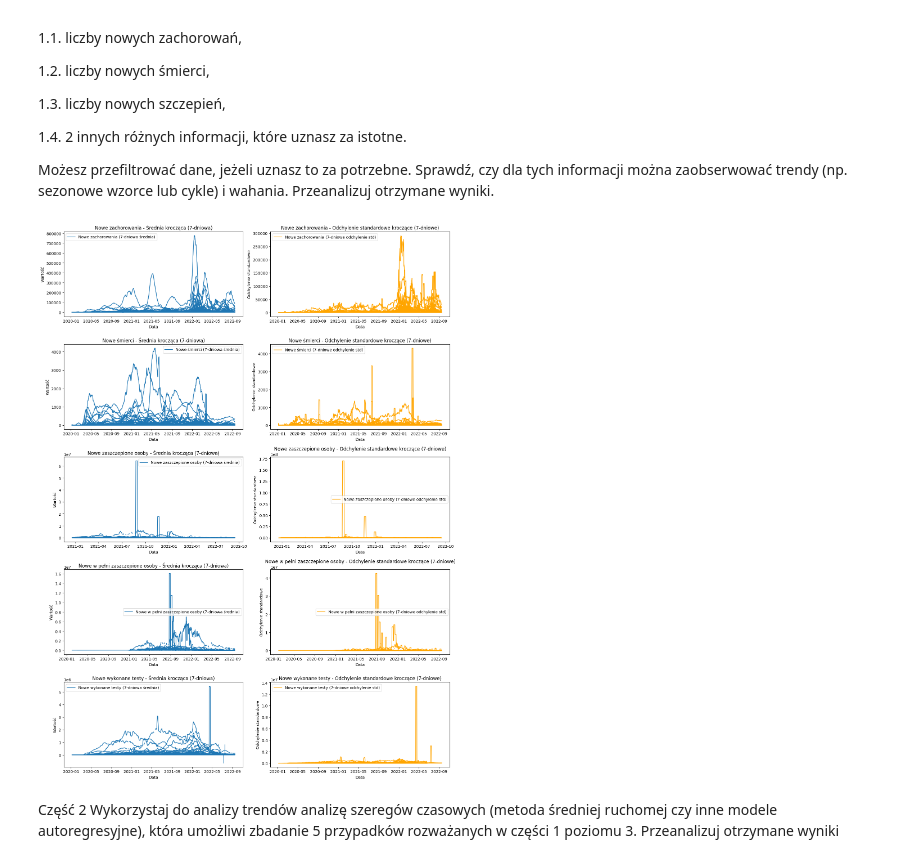
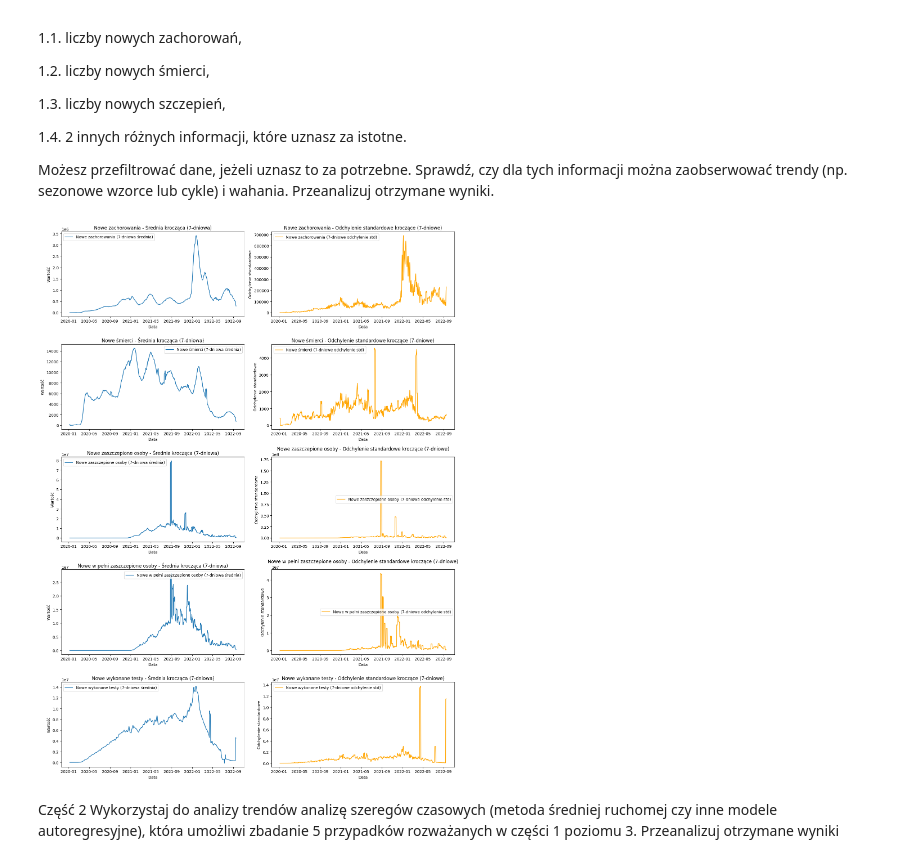
Before and after one commit to Toskyuu/BigData, a Jupyter notebook: zad3.ipynb, the cells around one changed output. Cells and saved outputs as stored; diff of their text form; code cells hidden in the pictures.

```diff
--- a/zad3.ipynb
+++ b/zad3.ipynb
@@ -25,6 +25,7 @@ import matplotlib.pyplot as plt
 merged_covid_df = pd.read_csv('wyniki\\merged_5.csv')
 merged_covid_df['date'] = pd.to_datetime(merged_covid_df['date'])
 merged_covid_df.set_index('date', inplace=True)
+merged_covid_df = merged_covid_df.groupby('date').sum()
 
 rolling_window = 7
 
@@ -43,34 +44,34 @@ merged_covid_df['rolling_std_new_persons_fully_vaccinated'] = merged_covid_df['n
 
 fig, axs = plt.subplots(5, 2, figsize=(15, 20))
 
 metrics = [
     ('Nowe zachorowania', 'rolling_mean_new_confirmed', 'rolling_std_new_confirmed'),
     ('Nowe śmierci', 'rolling_mean_new_deceased', 'rolling_std_new_deceased'),
     ('Nowe zaszczepione osoby', 'rolling_mean_new_persons_vaccinated', 'rolling_std_new_persons_vaccinated'),
     ('Nowe w pełni zaszczepione osoby', 'rolling_mean_new_persons_fully_vaccinated', 'rolling_std_new_persons_fully_vaccinated'),
     ('Nowe wykonane testy', 'rolling_mean_new_tested', 'rolling_std_new_tested')
 ]
 
 for i, (raw, mean, std) in enumerate(metrics):
     ax1 = axs[i, 0]
     ax2 = axs[i, 1]
 
     ax1.plot(merged_covid_df.index, merged_covid_df[mean], label=f'{raw} (7-dniowa średnia)')
     ax1.set_title(f'{raw.capitalize()} - Średnia krocząca (7-dniowa)')
     ax1.set_xlabel('Data')
     ax1.set_ylabel('Wartość')
     ax1.legend()
 
     ax2.plot(merged_covid_df.index, merged_covid_df[std], label=f'{raw} (7-dniowe odchylenie std)', color='orange')
     ax2.set_title(f'{raw.capitalize()} - Odchylenie standardowe kroczące (7-dniowe)')
     ax2.set_xlabel('Data')
     ax2.set_ylabel('Odchylenie standardowe')
     ax2.legend()
 
 plt.tight_layout()
 plt.show()
 # %% [output]
-[figure, old version]
+[figure, new version]
 # %% [markdown]
 Część 2
 Wykorzystaj do analizy trendów analizę szeregów czasowych (metoda średniej ruchomej czy inne modele autoregresyjne), która umożliwi zbadanie 5 przypadków rozważanych w części 1 poziomu 3. Przeanalizuj otrzymane wyniki
```
Also changed, not shown: parts of 1 cell of this notebook.
